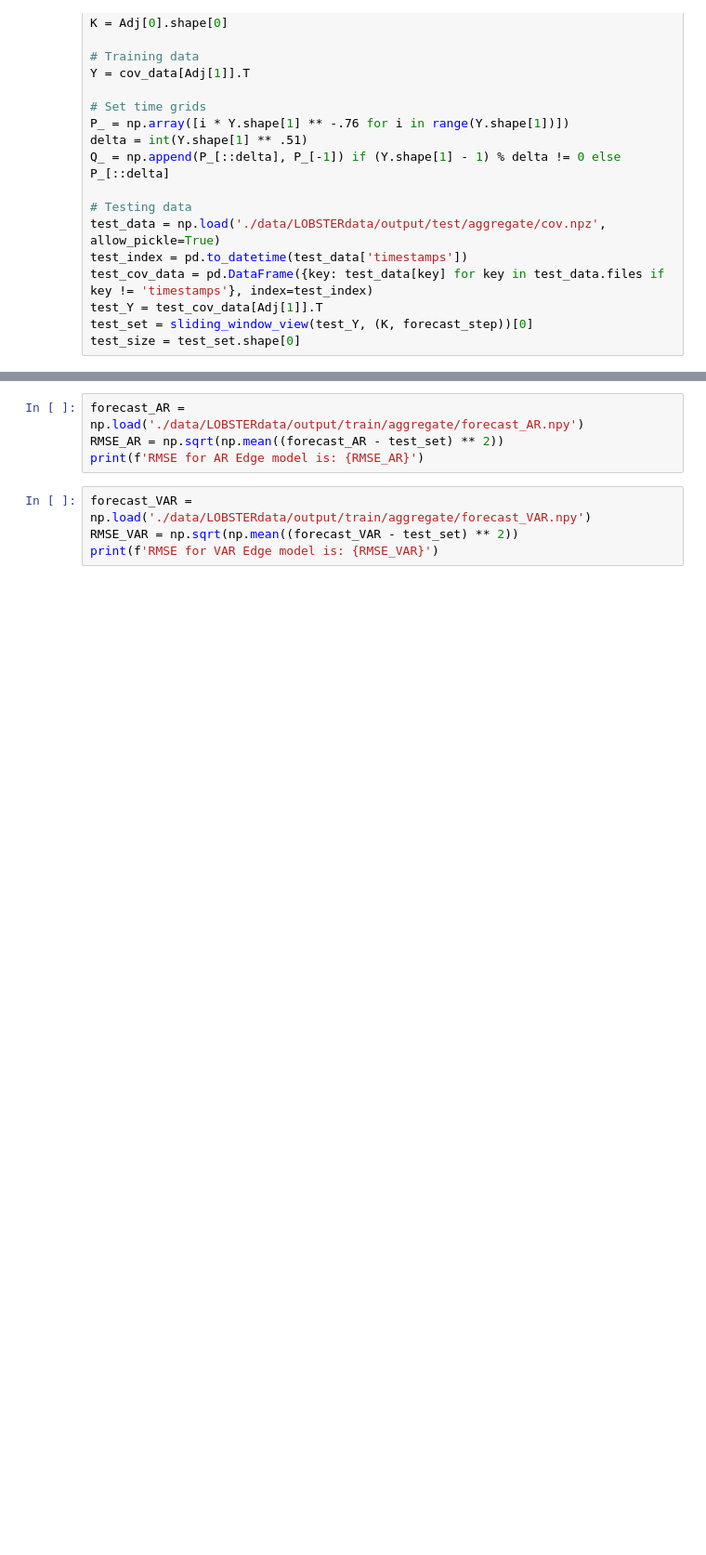
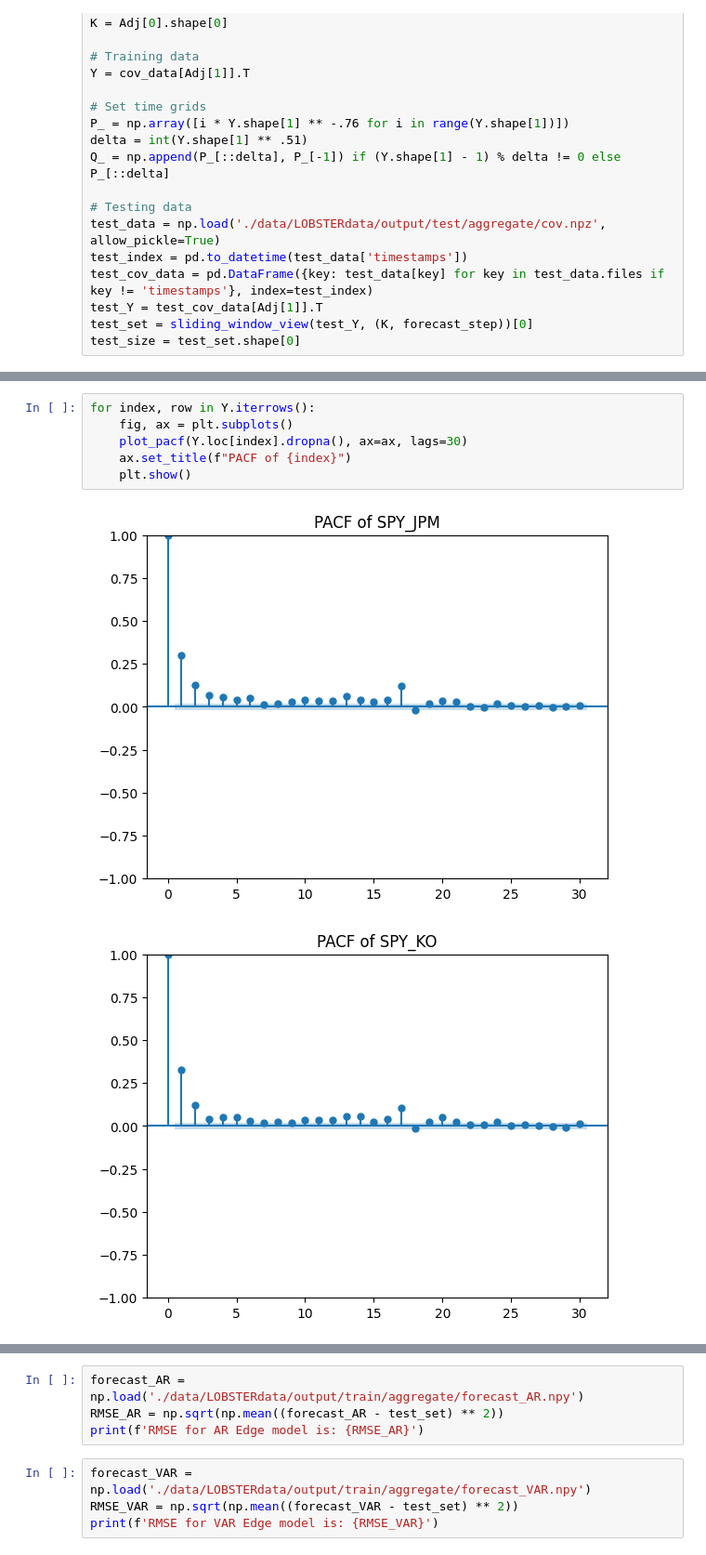
Before and after one commit to jiamingchen13/GraphOUEdge, a Jupyter notebook: Untitled.ipynb, the cells around one changed output, grey strips where cells are left out. Shown at 93% size. Drawn from its saved outputs; the diff is of its cells as text; blank space fills up the shorter version.

```diff
--- a/Untitled.ipynb
+++ b/Untitled.ipynb
@@ -95,0 +100,9 @@ Direction success rate for UAR Edge model is: 0.5051837270341207
+# %%
+for index, row in Y.iterrows():
+    fig, ax = plt.subplots()
+    plot_pacf(Y.loc[index].dropna(), ax=ax, lags=30)
+    ax.set_title(f"PACF of {index}")
+    plt.show()
+# %% [output]
+[figure, added]
+[figure, added]
```
Also changed, not shown: parts of 14 cells of this notebook, 1 other file.
